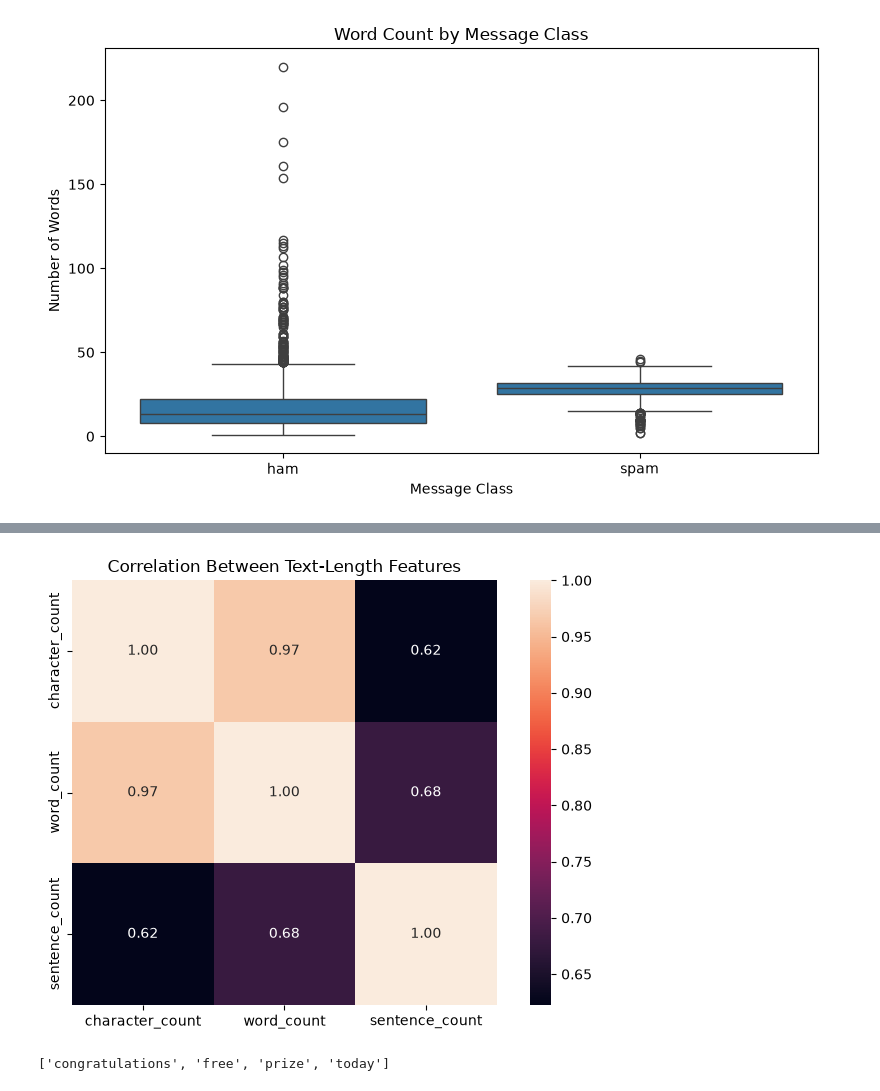
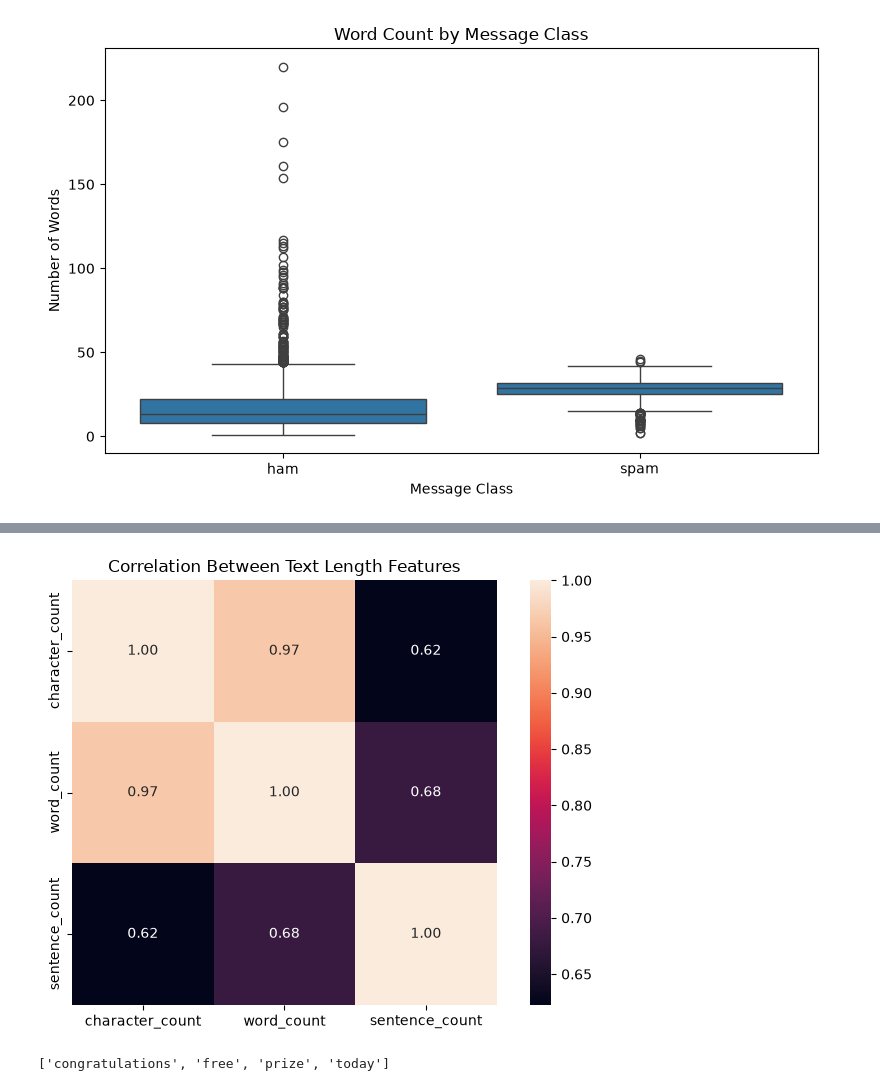
Before and after one commit to kavindy142/NLP-Spam-Detection, a Jupyter notebook: notebooks/02_exploratory_data_analysis.ipynb, the cells around one changed output, grey strips where cells are left out. Cells and saved outputs as stored; diff of their text form; code cells hidden in the pictures.

```diff
--- a/notebooks/02_exploratory_data_analysis.ipynb
+++ b/notebooks/02_exploratory_data_analysis.ipynb
@@ -377,18 +377,18 @@ correlation_matrix
 # %%
 plt.figure(figsize=(7, 5))
 
 sns.heatmap(
     correlation_matrix,
     annot=True,
     fmt=".2f",
     square=True
 )
 
-plt.title("Correlation Between Text-Length Features")
+plt.title("Correlation Between Text Length Features")
 plt.tight_layout()
 plt.show()
 # %% [output]
-[figure, old version]
+[figure, new version]
 # %%
 from nltk.corpus import stopwords
 
```
Also changed, not shown: parts of 8 cells of this notebook, 36 other files.
